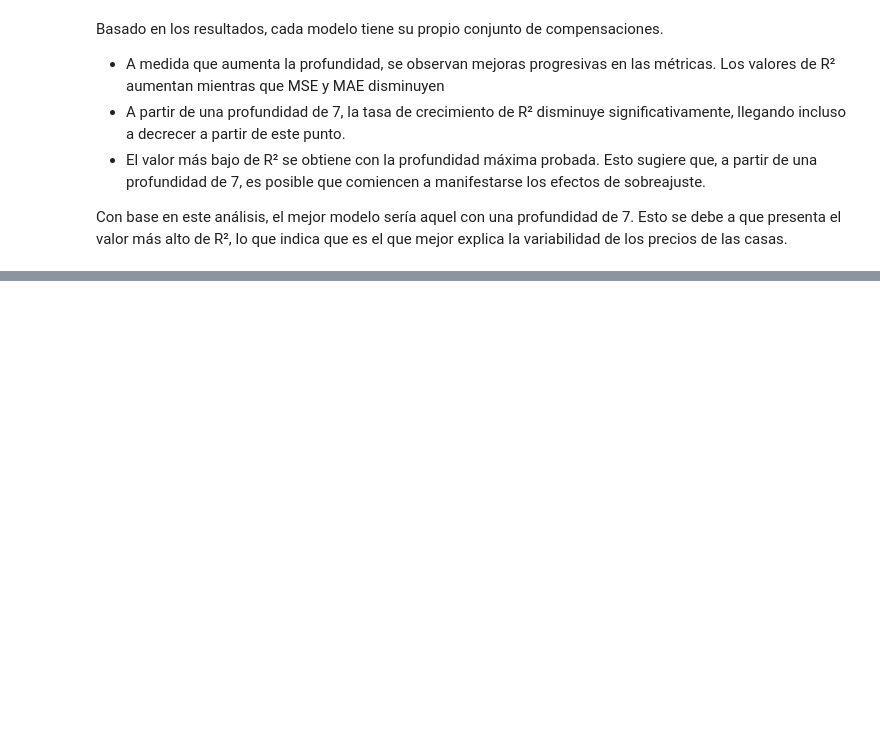
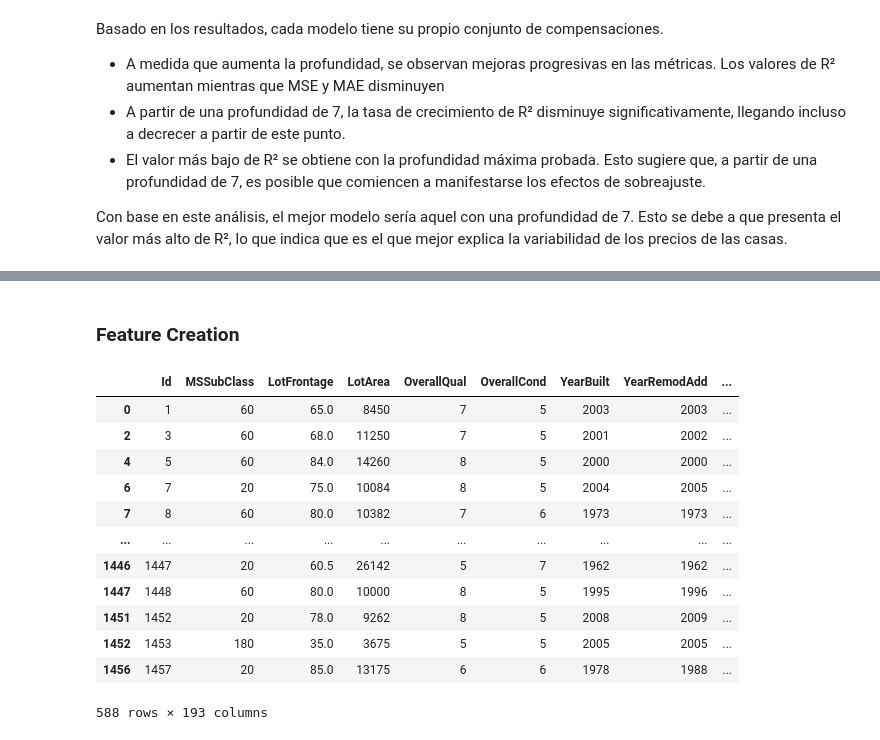
Before and after one commit to Andrea-gt/dm-hw-dt, a Jupyter notebook: answerSheet.ipynb, the cells around one changed output, grey strips where cells are left out. Cells and saved outputs as stored; diff of their text form; code cells hidden in the pictures; blank space fills up the shorter version.

```diff
--- a/answerSheet.ipynb
+++ b/answerSheet.ipynb
@@ -209,0 +222,30 @@ Con base en este análisis, el mejor modelo sería aquel con una profundidad de
+# %% [markdown]
+### Feature Creation
+# %%
+df_cp = df.copy()
+
+conditions = [
+    (df_cp['SalePrice'] < 150000),
+    (df_cp['SalePrice'] >= 150000) & (df_cp['SalePrice'] <= 250000),
+    (df_cp['SalePrice'] > 250000)
+]
+
+labels = ['economical', 'intermediate', 'expensive']
+
+df_cp['SalePriceCategory'] = np.select(conditions, labels)
+
+df_cp
+# %% [output]
+|  | Id | MSSubClass | LotFrontage | LotArea | OverallQual | OverallCond | YearBuilt | YearRemodAdd | ... |
+| 0 | 1 | 60 | 65.0 | 8450 | 7 | 5 | 2003 | 2003 | ... |
+| 2 | 3 | 60 | 68.0 | 11250 | 7 | 5 | 2001 | 2002 | ... |
+| 4 | 5 | 60 | 84.0 | 14260 | 8 | 5 | 2000 | 2000 | ... |
+| 6 | 7 | 20 | 75.0 | 10084 | 8 | 5 | 2004 | 2005 | ... |
+| 7 | 8 | 60 | 80.0 | 10382 | 7 | 6 | 1973 | 1973 | ... |
+| ... | ... | ... | ... | ... | ... | ... | ... | ... | ... |
+| 1446 | 1447 | 20 | 60.5 | 26142 | 5 | 7 | 1962 | 1962 | ... |
+| 1447 | 1448 | 60 | 80.0 | 10000 | 8 | 5 | 1995 | 1996 | ... |
+| 1451 | 1452 | 20 | 78.0 | 9262 | 8 | 5 | 2008 | 2009 | ... |
+| 1452 | 1453 | 180 | 35.0 | 3675 | 5 | 5 | 2005 | 2005 | ... |
+| 1456 | 1457 | 20 | 85.0 | 13175 | 6 | 6 | 1978 | 1988 | ... |
+588 rows × 193 columns
```
Also changed, not shown: parts of 16 cells of this notebook.
